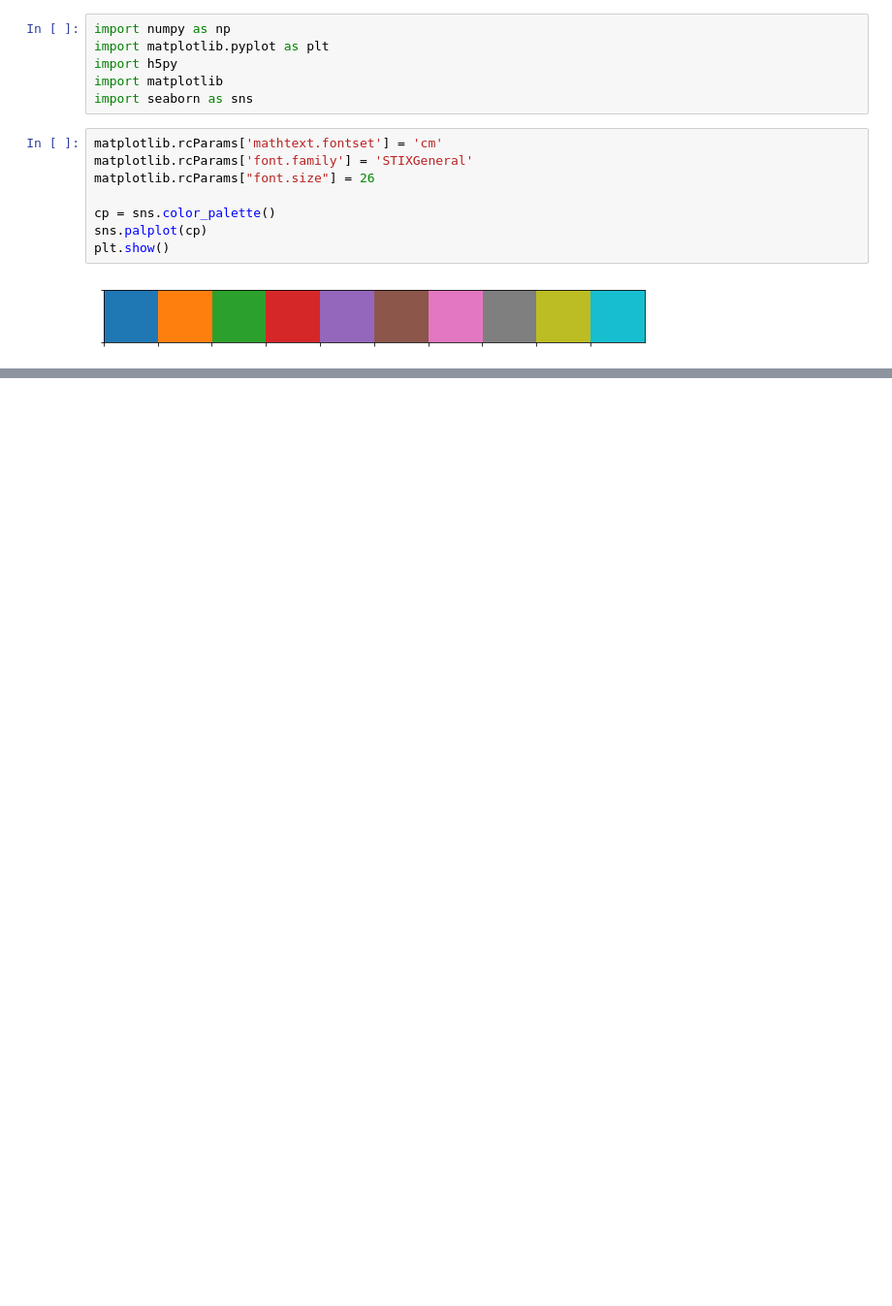
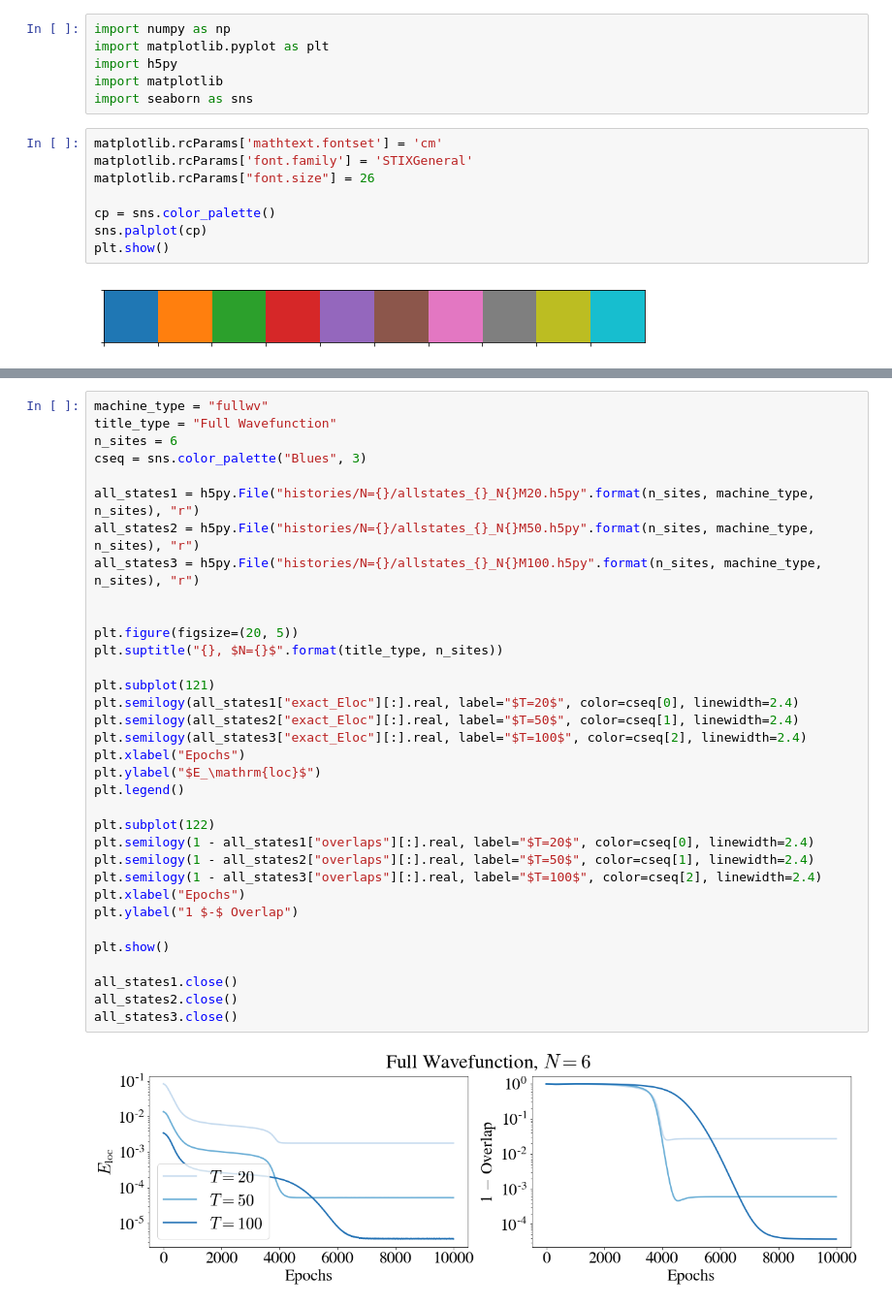
Before and after one commit to stavros11/Time-Evolution, a Jupyter notebook: plotter.ipynb, the cells around one changed output, grey strips where cells are left out. Shown at 97% size. Cells and saved outputs as stored; diff of their text form; blank space fills up the shorter version.

```diff
--- a/plotter.ipynb
+++ b/plotter.ipynb
@@ -17,3 +130,39 @@ plt.show()
+# %%
+machine_type = "fullwv"
+title_type = "Full Wavefunction"
+n_sites = 6
+cseq = sns.color_palette("Blues", 3)
+
+all_states1 = h5py.File("histories/N={}/allstates_{}_N{}M20.h5py".format(n_sites, machine_type, n_sites), "r")
+all_states2 = h5py.File("histories/N={}/allstates_{}_N{}M50.h5py".format(n_sites, machine_type, n_sites), "r")
+all_states3 = h5py.File("histories/N={}/allstates_{}_N{}M100.h5py".format(n_sites, machine_type, n_sites), "r")
+
+
+plt.figure(figsize=(20, 5))
+plt.suptitle("{}, $N={}$".format(title_type, n_sites))
+
+plt.subplot(121)
+plt.semilogy(all_states1["exact_Eloc"][:].real, label="$T=20$", color=cseq[0], linewidth=2.4)
+plt.semilogy(all_states2["exact_Eloc"][:].real, label="$T=50$", color=cseq[1], linewidth=2.4)
+plt.semilogy(all_states3["exact_Eloc"][:].real, label="$T=100$", color=cseq[2], linewidth=2.4)
+plt.xlabel("Epochs")
+plt.ylabel("$E_\mathrm{loc}$")
+plt.legend()
+
+plt.subplot(122)
+plt.semilogy(1 - all_states1["overlaps"][:].real, label="$T=20$", color=cseq[0], linewidth=2.4)
+plt.semilogy(1 - all_states2["overlaps"][:].real, label="$T=50$", color=cseq[1], linewidth=2.4)
+plt.semilogy(1 - all_states3["overlaps"][:].real, label="$T=100$", color=cseq[2], linewidth=2.4)
+plt.xlabel("Epochs")
+plt.ylabel("1 $-$ Overlap")
+
+plt.show()
+
+all_states1.close()
+all_states2.close()
+all_states3.close()
+# %% [output]
+[figure, added]
 # %%
 machine_type = "fullwv"
 title_type = "Full Wavefunction"
```
Also changed, not shown: parts of 7 cells of this notebook, 2 other files.
